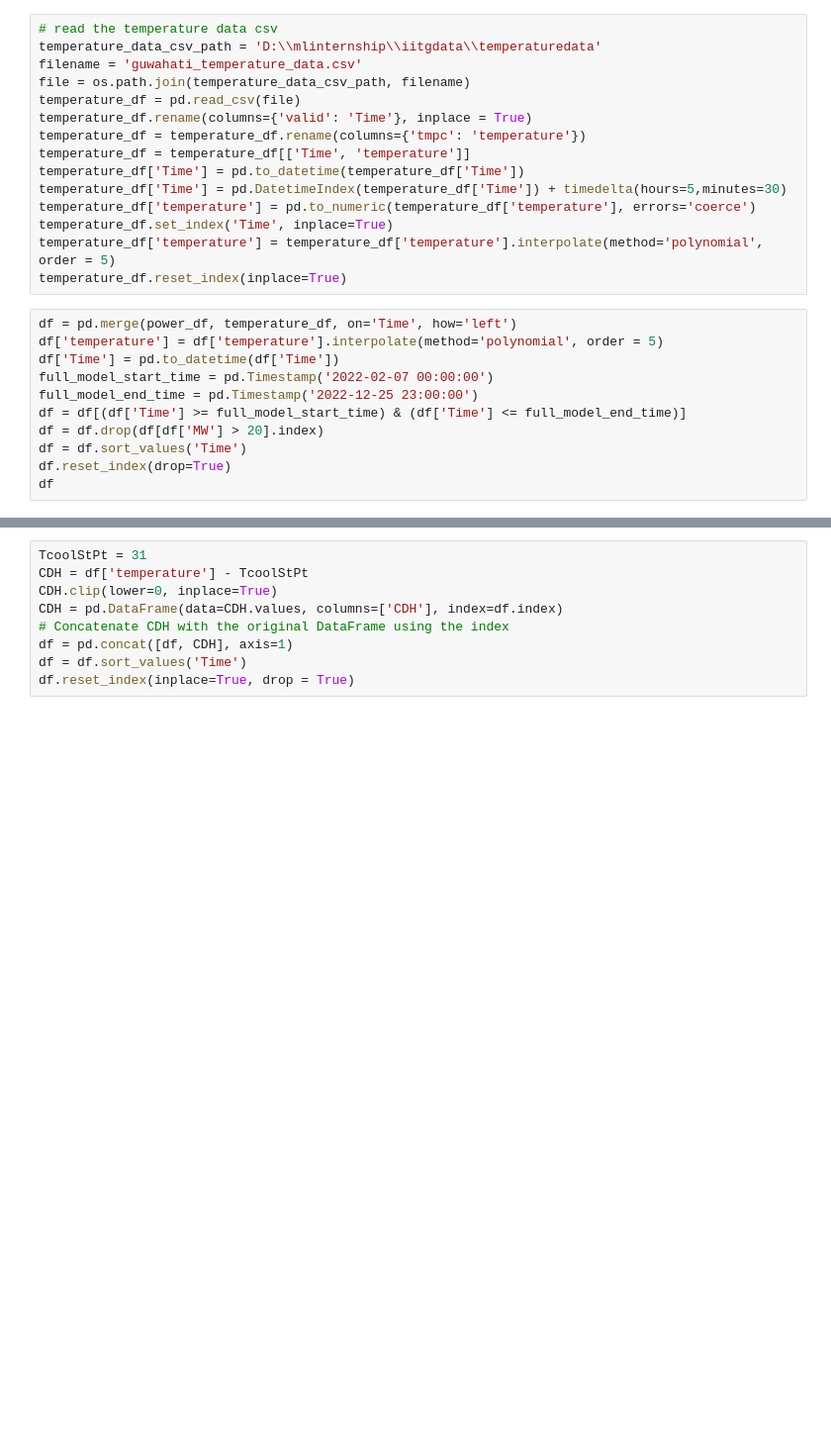
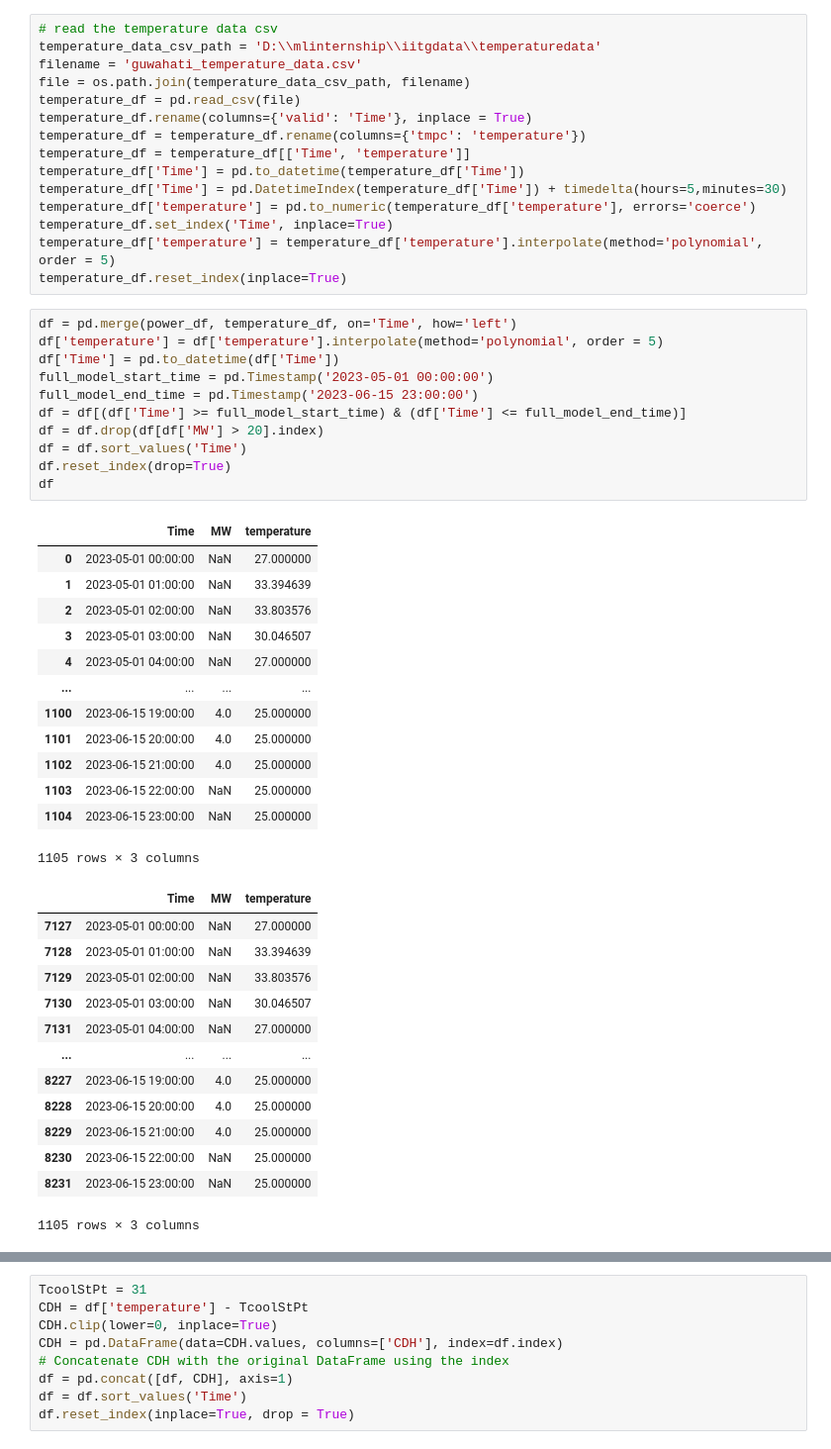
Before and after one commit to jainaryan/power-predict, a Jupyter notebook: optimization-extras.ipynb, the cells around one changed output, grey strips where cells are left out. Shown at 99% size. Saved outputs shown, nothing was run; the diff lists cells and outputs as text; blank space fills up the shorter version.

```diff
--- a/optimization-extras.ipynb
+++ b/optimization-extras.ipynb
@@ -92,14 +141,41 @@ temperature_df.reset_index(inplace=True)
 # %%
 df = pd.merge(power_df, temperature_df, on='Time', how='left')
 df['temperature'] = df['temperature'].interpolate(method='polynomial', order = 5)
 df['Time'] = pd.to_datetime(df['Time'])
-full_model_start_time = pd.Timestamp('2022-02-07 00:00:00')
-full_model_end_time = pd.Timestamp('2022-12-25 23:00:00')
+full_model_start_time = pd.Timestamp('2023-05-01 00:00:00')
+full_model_end_time = pd.Timestamp('2023-06-15 23:00:00')
 df = df[(df['Time'] >= full_model_start_time) & (df['Time'] <= full_model_end_time)]
 df = df.drop(df[df['MW'] > 20].index)
 df = df.sort_values('Time')
 df.reset_index(drop=True)
 df
+# %% [output]
+|  | Time | MW | temperature |
+| 0 | 2023-05-01 00:00:00 | NaN | 27.000000 |
+| 1 | 2023-05-01 01:00:00 | NaN | 33.394639 |
+| 2 | 2023-05-01 02:00:00 | NaN | 33.803576 |
+| 3 | 2023-05-01 03:00:00 | NaN | 30.046507 |
+| 4 | 2023-05-01 04:00:00 | NaN | 27.000000 |
+| ... | ... | ... | ... |
+| 1100 | 2023-06-15 19:00:00 | 4.0 | 25.000000 |
+| 1101 | 2023-06-15 20:00:00 | 4.0 | 25.000000 |
+| 1102 | 2023-06-15 21:00:00 | 4.0 | 25.000000 |
+| 1103 | 2023-06-15 22:00:00 | NaN | 25.000000 |
+| 1104 | 2023-06-15 23:00:00 | NaN | 25.000000 |
+1105 rows × 3 columns
+|  | Time | MW | temperature |
+| 7127 | 2023-05-01 00:00:00 | NaN | 27.000000 |
+| 7128 | 2023-05-01 01:00:00 | NaN | 33.394639 |
+| 7129 | 2023-05-01 02:00:00 | NaN | 33.803576 |
+| 7130 | 2023-05-01 03:00:00 | NaN | 30.046507 |
+| 7131 | 2023-05-01 04:00:00 | NaN | 27.000000 |
+| ... | ... | ... | ... |
+| 8227 | 2023-06-15 19:00:00 | 4.0 | 25.000000 |
+| 8228 | 2023-06-15 20:00:00 | 4.0 | 25.000000 |
+| 8229 | 2023-06-15 21:00:00 | 4.0 | 25.000000 |
+| 8230 | 2023-06-15 22:00:00 | NaN | 25.000000 |
+| 8231 | 2023-06-15 23:00:00 | NaN | 25.000000 |
+1105 rows × 3 columns
 # %%
 '''start_date = datetime(2022, 8, 1, 10, 0, 0)  # August 1st, 2022, 10:00:00 AM
 end_date = datetime(2022, 8, 28, 22, 0, 0)  # August 28th, 2022, 10:00:00 PM
```
Also changed, not shown: parts of 13 cells of this notebook, 2 other files.
